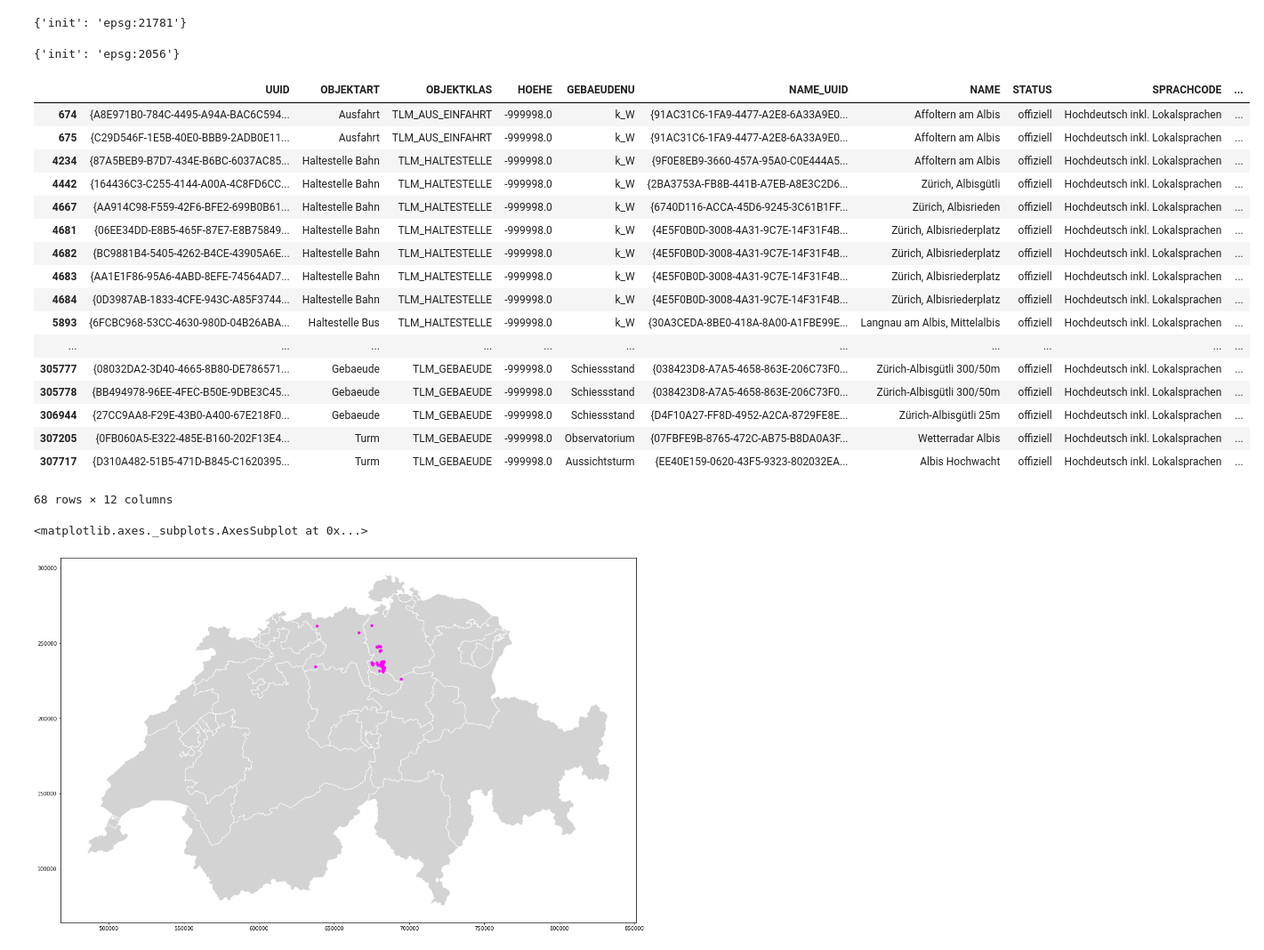
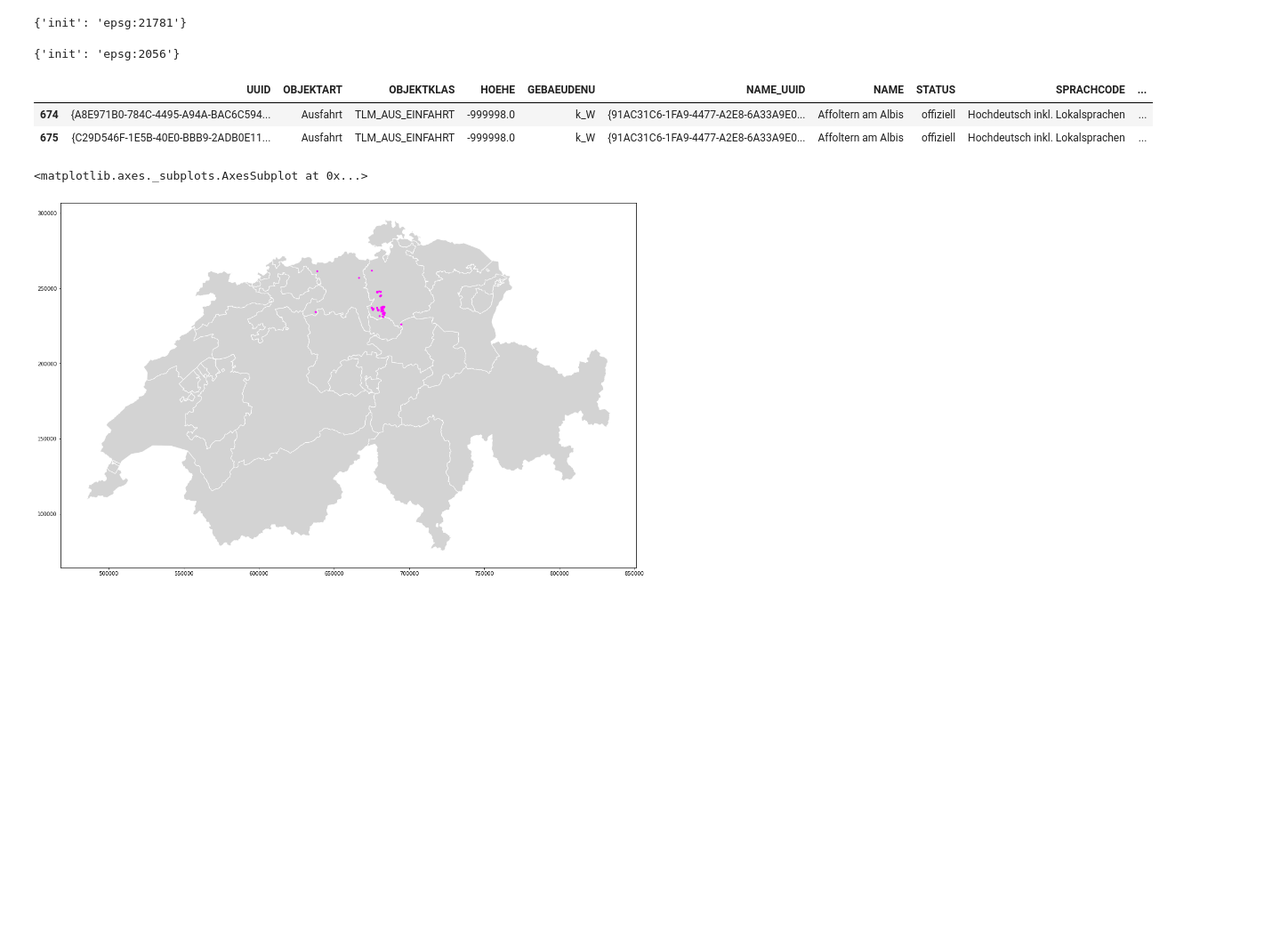
Before and after one commit to katrinnidzwetzki/cas-ddj-abschlussarbeit, a Jupyter notebook: 02_ortsnamen_plotting.ipynb, the cells around one changed output. Shown: that part at 89% size. Cells and saved outputs as stored; diff of their text form; code cells hidden in the pictures; blank space fills up the shorter version.

```diff
--- a/02_ortsnamen_plotting.ipynb
+++ b/02_ortsnamen_plotting.ipynb
@@ -167,23 +145,8 @@ gdf_name = gdf_name.to_crs({'init': 'epsg:21781'}) ## Projktionen angleichen
 # %%
-gdf_name
+gdf_name.head(2)
 # %% [output]
 |  | UUID | OBJEKTART | OBJEKTKLAS | HOEHE | GEBAEUDENU | NAME_UUID | NAME | STATUS | SPRACHCODE | ... |
 | 674 | {A8E971B0-784C-4495-A94A-BAC6C594... | Ausfahrt | TLM_AUS_EINFAHRT | -999998.0 | k_W | {91AC31C6-1FA9-4477-A2E8-6A33A9E0... | Affoltern am Albis | offiziell | Hochdeutsch inkl. Lokalsprachen | ... |
 | 675 | {C29D546F-1E5B-40E0-BBB9-2ADB0E11... | Ausfahrt | TLM_AUS_EINFAHRT | -999998.0 | k_W | {91AC31C6-1FA9-4477-A2E8-6A33A9E0... | Affoltern am Albis | offiziell | Hochdeutsch inkl. Lokalsprachen | ... |
-| 4234 | {87A5BEB9-B7D7-434E-B6BC-6037AC85... | Haltestelle Bahn | TLM_HALTESTELLE | -999998.0 | k_W | {9F0E8EB9-3660-457A-95A0-C0E444A5... | Affoltern am Albis | offiziell | Hochdeutsch inkl. Lokalsprachen | ... |
-| 4442 | {164436C3-C255-4144-A00A-4C8FD6CC... | Haltestelle Bahn | TLM_HALTESTELLE | -999998.0 | k_W | {2BA3753A-FB8B-441B-A7EB-A8E3C2D6... | Zürich, Albisgütli | offiziell | Hochdeutsch inkl. Lokalsprachen | ... |
-| 4667 | {AA914C98-F559-42F6-BFE2-699B0B61... | Haltestelle Bahn | TLM_HALTESTELLE | -999998.0 | k_W | {6740D116-ACCA-45D6-9245-3C61B1FF... | Zürich, Albisrieden | offiziell | Hochdeutsch inkl. Lokalsprachen | ... |
-| 4681 | {06EE34DD-E8B5-465F-87E7-E8B75849... | Haltestelle Bahn | TLM_HALTESTELLE | -999998.0 | k_W | {4E5F0B0D-3008-4A31-9C7E-14F31F4B... | Zürich, Albisriederplatz | offiziell | Hochdeutsch inkl. Lokalsprachen | ... |
-| 4682 | {BC9881B4-5405-4262-B4CE-43905A6E... | Haltestelle Bahn | TLM_HALTESTELLE | -999998.0 | k_W | {4E5F0B0D-3008-4A31-9C7E-14F31F4B... | Zürich, Albisriederplatz | offiziell | Hochdeutsch inkl. Lokalsprachen | ... |
-| 4683 | {AA1E1F86-95A6-4ABD-8EFE-74564AD7... | Haltestelle Bahn | TLM_HALTESTELLE | -999998.0 | k_W | {4E5F0B0D-3008-4A31-9C7E-14F31F4B... | Zürich, Albisriederplatz | offiziell | Hochdeutsch inkl. Lokalsprachen | ... |
-| 4684 | {0D3987AB-1833-4CFE-943C-A85F3744... | Haltestelle Bahn | TLM_HALTESTELLE | -999998.0 | k_W | {4E5F0B0D-3008-4A31-9C7E-14F31F4B... | Zürich, Albisriederplatz | offiziell | Hochdeutsch inkl. Lokalsprachen | ... |
-| 5893 | {6FCBC968-53CC-4630-980D-04B26ABA... | Haltestelle Bus | TLM_HALTESTELLE | -999998.0 | k_W | {30A3CEDA-8BE0-418A-8A00-A1FBE99E... | Langnau am Albis, Mittelalbis | offiziell | Hochdeutsch inkl. Lokalsprachen | ... |
-| ... | ... | ... | ... | ... | ... | ... | ... | ... | ... | ... |
-| 305777 | {08032DA2-3D40-4665-8B80-DE786571... | Gebaeude | TLM_GEBAEUDE | -999998.0 | Schiessstand | {038423D8-A7A5-4658-863E-206C73F0... | Zürich-Albisgütli 300/50m | offiziell | Hochdeutsch inkl. Lokalsprachen | ... |
-| 305778 | {BB494978-96EE-4FEC-B50E-9DBE3C45... | Gebaeude | TLM_GEBAEUDE | -999998.0 | Schiessstand | {038423D8-A7A5-4658-863E-206C73F0... | Zürich-Albisgütli 300/50m | offiziell | Hochdeutsch inkl. Lokalsprachen | ... |
-| 306944 | {27CC9AA8-F29E-43B0-A400-67E218F0... | Gebaeude | TLM_GEBAEUDE | -999998.0 | Schiessstand | {D4F10A27-FF8D-4952-A2CA-8729FE8E... | Zürich-Albisgütli 25m | offiziell | Hochdeutsch inkl. Lokalsprachen | ... |
-| 307205 | {0FB060A5-E322-485E-B160-202F13E4... | Turm | TLM_GEBAEUDE | -999998.0 | Observatorium | {07FBFE9B-8765-472C-AB75-B8DA0A3F... | Wetterradar Albis | offiziell | Hochdeutsch inkl. Lokalsprachen | ... |
-| 307717 | {D310A482-51B5-471D-B845-C1620395... | Turm | TLM_GEBAEUDE | -999998.0 | Aussichtsturm | {EE40E159-0620-43F5-9323-802032EA... | Albis Hochwacht | offiziell | Hochdeutsch inkl. Lokalsprachen | ... |
-68 rows × 12 columns
 # %%
 ax = gdf_kantone.plot(figsize=(20,15), color='lightgrey', edgecolor='white')
```
Also changed, not shown: parts of 36 cells of this notebook, 3 other files.
